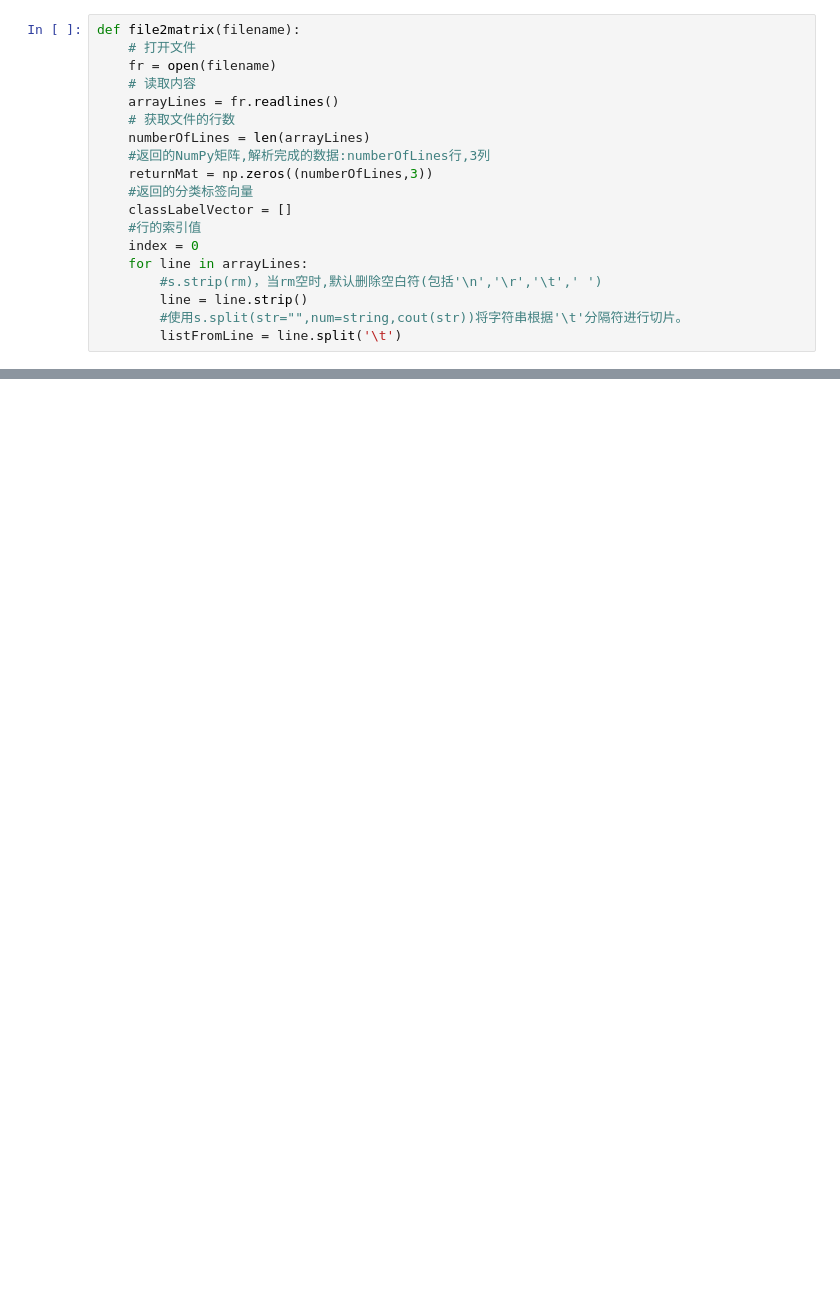
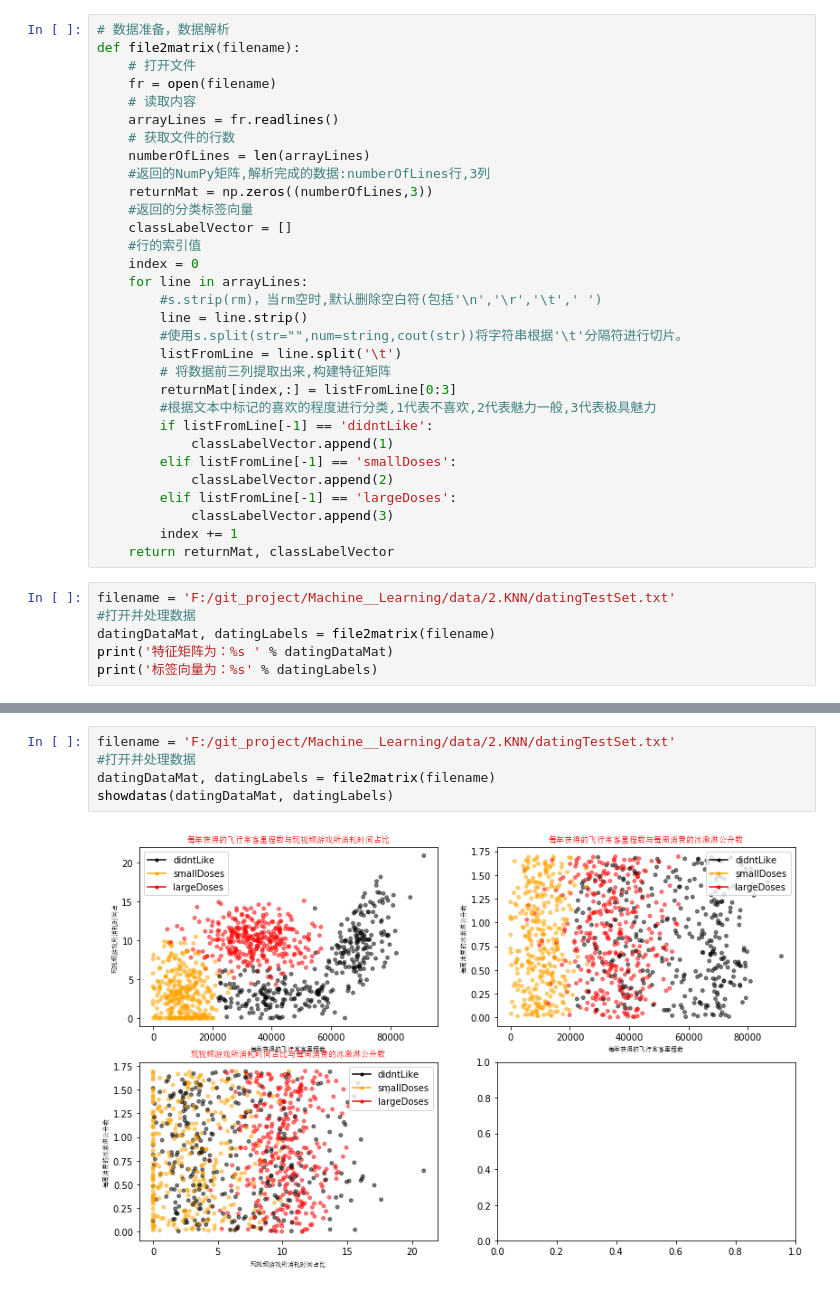
Before and after one commit to ShanYonggang/Machine__Learning, a Jupyter notebook: KNN/Date_KNN.ipynb, the cells around one changed output, grey strips where cells are left out. Drawn from its saved outputs; the diff is of its cells as text; blank space fills up the shorter version.

```diff
--- a/KNN/Date_KNN.ipynb
+++ b/KNN/Date_KNN.ipynb
@@ -33,4 +30,5 @@ for line in arrayLines:
 # %%
+# 数据准备，数据解析
 def file2matrix(filename):
     # 打开文件
     fr = open(filename)
@@ -49,3 +47,20 @@ def file2matrix(filename):
         line = line.strip()
         #使用s.split(str="",num=string,cout(str))将字符串根据'\t'分隔符进行切片。
         listFromLine = line.split('\t')
+        # 将数据前三列提取出来,构建特征矩阵
+        returnMat[index,:] = listFromLine[0:3]
+        #根据文本中标记的喜欢的程度进行分类,1代表不喜欢,2代表魅力一般,3代表极具魅力
+        if listFromLine[-1] == 'didntLike':
+            classLabelVector.append(1)
+        elif listFromLine[-1] == 'smallDoses':
+            classLabelVector.append(2)
+        elif listFromLine[-1] == 'largeDoses':
+            classLabelVector.append(3)
+        index += 1
+    return returnMat, classLabelVector
+# %%
+filename = 'F:/git_project/Machine__Learning/data/2.KNN/datingTestSet.txt'
+#打开并处理数据
+datingDataMat, datingLabels = file2matrix(filename)
+print('特征矩阵为：%s ' % datingDataMat)
+print('标签向量为：%s' % datingLabels)
@@ -51,0 +140,7 @@ def file2matrix(filename):
+# %%
+filename = 'F:/git_project/Machine__Learning/data/2.KNN/datingTestSet.txt'
+#打开并处理数据
+datingDataMat, datingLabels = file2matrix(filename)
+showdatas(datingDataMat, datingLabels)
+# %% [output]
+[figure, added]
```
Also changed, not shown: parts of 10 cells of this notebook.
